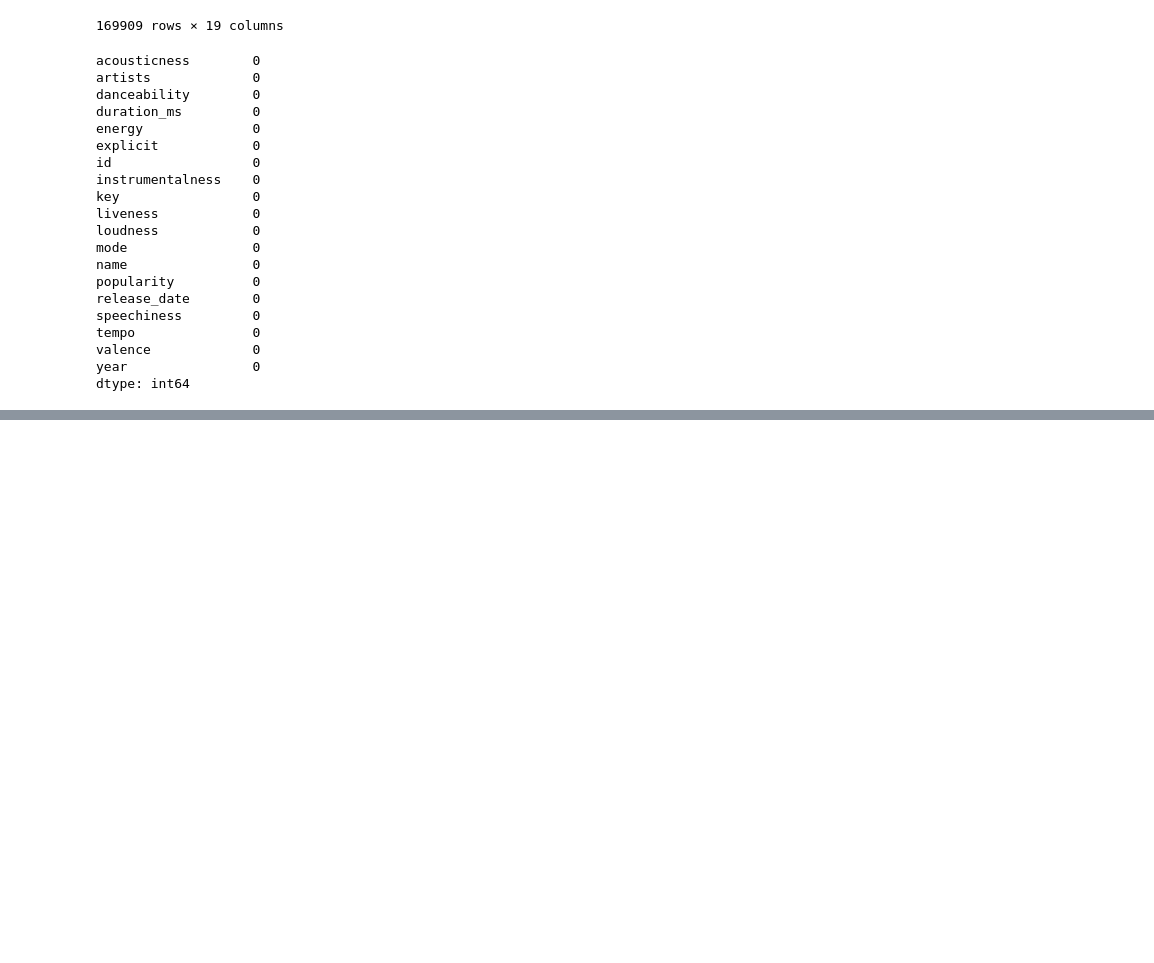
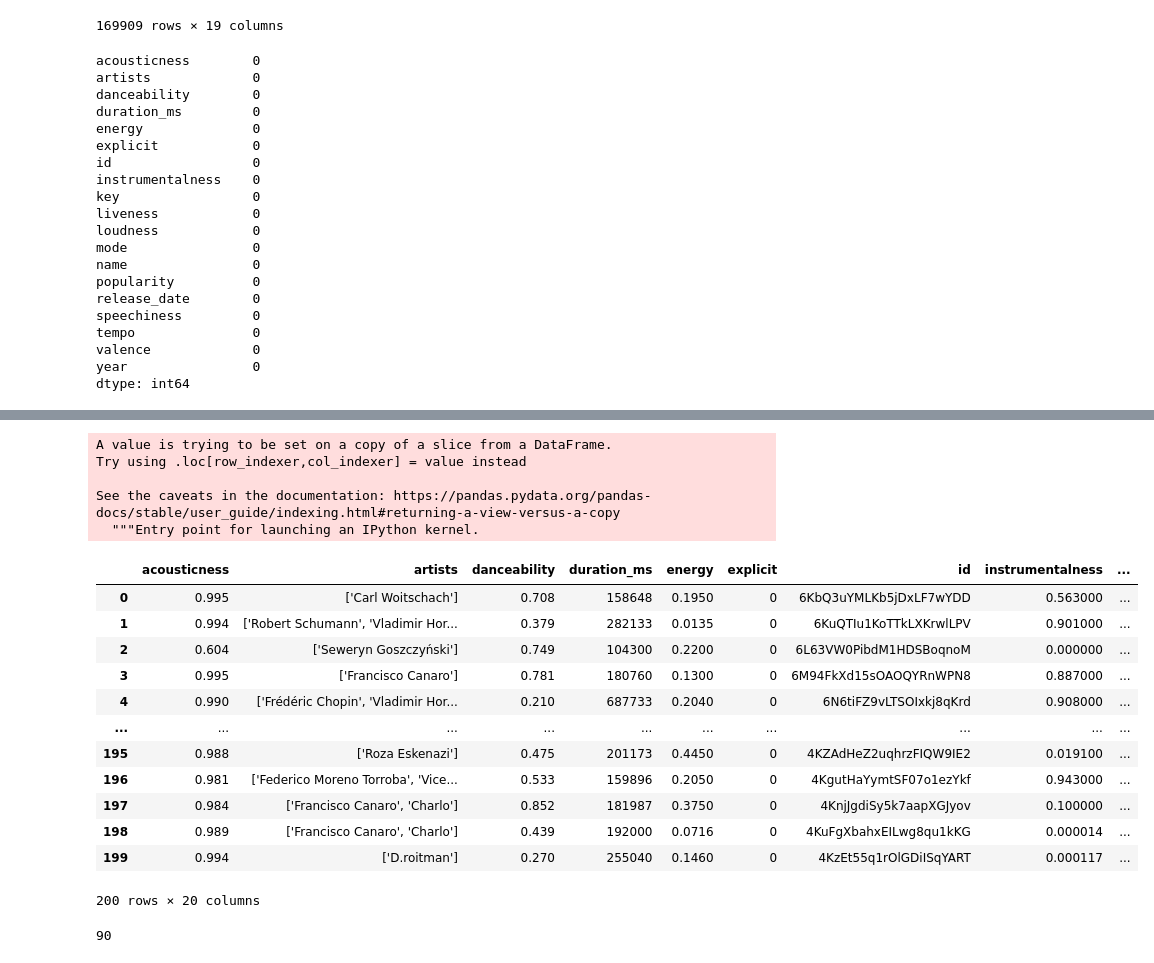
Before and after one commit to AdithyaOasis/DA-rwin, a Jupyter notebook: DataAnalyticsSpotifyProject.ipynb, the cells around one changed output, grey strips where cells are left out. Drawn from its saved outputs; the diff is of its cells as text; code cells hidden in the pictures; blank space fills up the shorter version.

```diff
--- a/DataAnalyticsSpotifyProject.ipynb
+++ b/DataAnalyticsSpotifyProject.ipynb
@@ -99,0 +150,5 @@ ax = sns.jointplot(x=dataset['loudness'],y=dataset["duration_ms"],data=dataset)
+# %%
+song = artist.song("To You")
+# or:
+# song = genius.search_song("To You", artist.name)
+print(song.lyrics)
@@ -99,0 +173,12 @@ ax = sns.jointplot(x=dataset['loudness'],y=dataset["duration_ms"],data=dataset)
+# %%
+df = dataset.head(200)
+# %%
+Lyrics = []
+count = 0
+for i, row in df.iterrows():
+  song = genius.search_song(row['name'])
+  if song is not None:
+    Lyrics.append(song.lyrics.replace('\n', ' '))
+    count = count + 1
+  else:
+    Lyrics.append('')
@@ -99,0 +203,28 @@ ax = sns.jointplot(x=dataset['loudness'],y=dataset["duration_ms"],data=dataset)
+# %%
+df['Lyrics'] = Lyrics
+# %% [output]
+A value is trying to be set on a copy of a slice from a DataFrame.
+Try using .loc[row_indexer,col_indexer] = value instead
+
+See the caveats in the documentation: https://pandas.pydata.org/pandas-docs/stable/user_guide/indexing.html#returning-a-view-versus-a-copy
+  """Entry point for launching an IPython kernel.
+# %%
+df
+# %% [output]
+|  | acousticness | artists | danceability | duration_ms | energy | explicit | id | instrumentalness | ... |
+| 0 | 0.995 | ['Carl Woitschach'] | 0.708 | 158648 | 0.1950 | 0 | 6KbQ3uYMLKb5jDxLF7wYDD | 0.563000 | ... |
+| 1 | 0.994 | ['Robert Schumann', 'Vladimir Hor... | 0.379 | 282133 | 0.0135 | 0 | 6KuQTIu1KoTTkLXKrwlLPV | 0.901000 | ... |
+| 2 | 0.604 | ['Seweryn Goszczyński'] | 0.749 | 104300 | 0.2200 | 0 | 6L63VW0PibdM1HDSBoqnoM | 0.000000 | ... |
+| 3 | 0.995 | ['Francisco Canaro'] | 0.781 | 180760 | 0.1300 | 0 | 6M94FkXd15sOAOQYRnWPN8 | 0.887000 | ... |
+| 4 | 0.990 | ['Frédéric Chopin', 'Vladimir Hor... | 0.210 | 687733 | 0.2040 | 0 | 6N6tiFZ9vLTSOIxkj8qKrd | 0.908000 | ... |
+| ... | ... | ... | ... | ... | ... | ... | ... | ... | ... |
+| 195 | 0.988 | ['Roza Eskenazi'] | 0.475 | 201173 | 0.4450 | 0 | 4KZAdHeZ2uqhrzFIQW9IE2 | 0.019100 | ... |
+| 196 | 0.981 | ['Federico Moreno Torroba', 'Vice... | 0.533 | 159896 | 0.2050 | 0 | 4KgutHaYymtSF07o1ezYkf | 0.943000 | ... |
+| 197 | 0.984 | ['Francisco Canaro', 'Charlo'] | 0.852 | 181987 | 0.3750 | 0 | 4KnjJgdiSy5k7aapXGJyov | 0.100000 | ... |
+| 198 | 0.989 | ['Francisco Canaro', 'Charlo'] | 0.439 | 192000 | 0.0716 | 0 | 4KuFgXbahxEILwg8qu1kKG | 0.000014 | ... |
+| 199 | 0.994 | ['D.roitman'] | 0.270 | 255040 | 0.1460 | 0 | 4KzEt55q1rOlGDiISqYART | 0.000117 | ... |
+200 rows × 20 columns
+# %%
+count
+# %% [output]
+90
```
Also changed, not shown: parts of 11 cells of this notebook.
